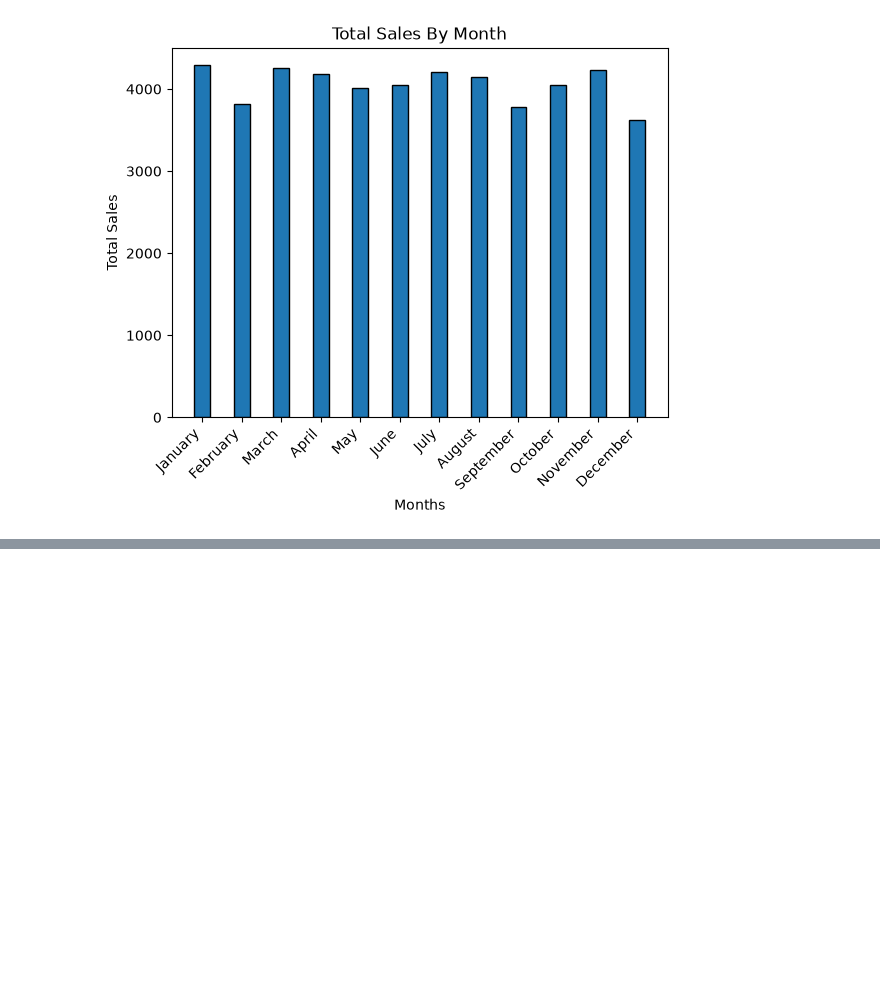
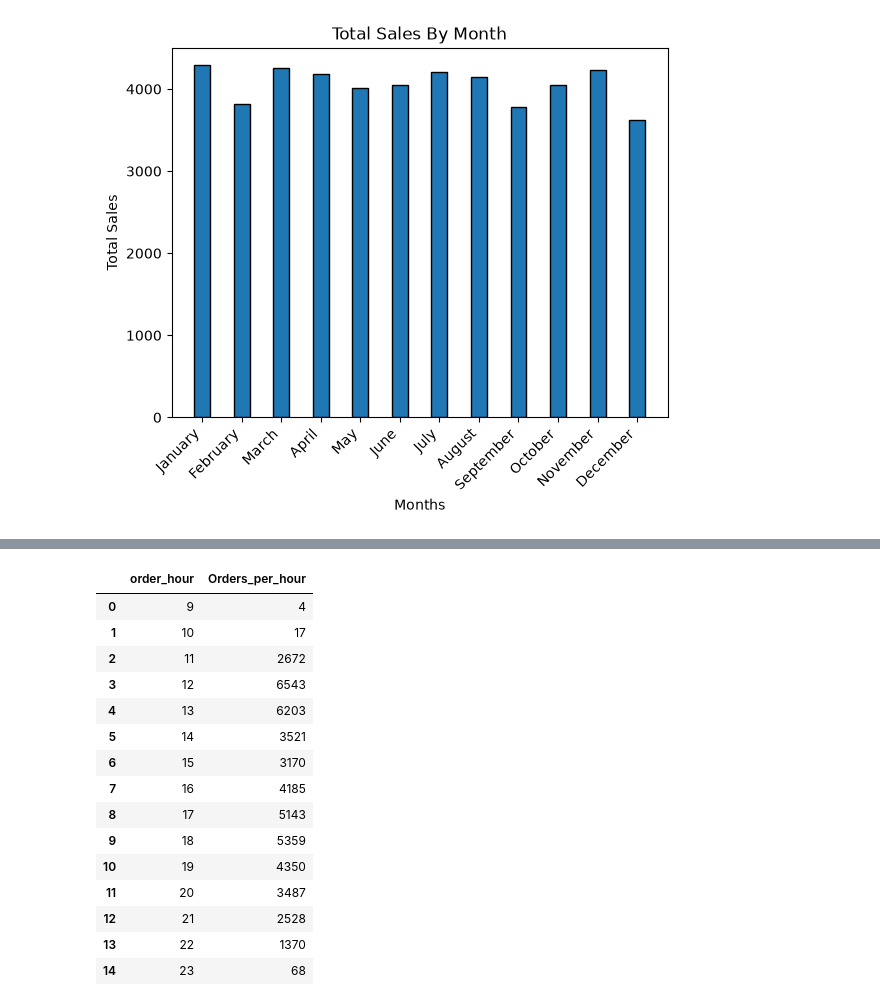
Before and after one commit to BIDUR2062/project_datascience, a Jupyter notebook: Pizza Sales Analysis/pizza_basics_analysis.ipynb, the cells around one changed output, grey strips where cells are left out. Cells and saved outputs as stored; diff of their text form; code cells hidden in the pictures; blank space fills up the shorter version.

```diff
--- a/Pizza Sales Analysis/pizza_basics_analysis.ipynb
+++ b/Pizza Sales Analysis/pizza_basics_analysis.ipynb
@@ -166,0 +187,26 @@ Text(0.5, 1.0, 'Total Sales By Month')
+# %%
+df['order_time']=pd.to_datetime(df['order_time'],format='mixed')
+df['order_hour']=df['order_time'].dt.hour
+order_by_hour=df.groupby(['order_hour'])['order_id'].count().reset_index().rename(
+   columns= {
+        'order_id':'Orders_per_hour'
+    }
+)
+order_by_hour
+# %% [output]
+|  | order_hour | Orders_per_hour |
+| 0 | 9 | 4 |
+| 1 | 10 | 17 |
+| 2 | 11 | 2672 |
+| 3 | 12 | 6543 |
+| 4 | 13 | 6203 |
+| 5 | 14 | 3521 |
+| 6 | 15 | 3170 |
+| 7 | 16 | 4185 |
+| 8 | 17 | 5143 |
+| 9 | 18 | 5359 |
+| 10 | 19 | 4350 |
+| 11 | 20 | 3487 |
+| 12 | 21 | 2528 |
+| 13 | 22 | 1370 |
+| 14 | 23 | 68 |
```
Also changed, not shown: parts of 4 cells of this notebook.
